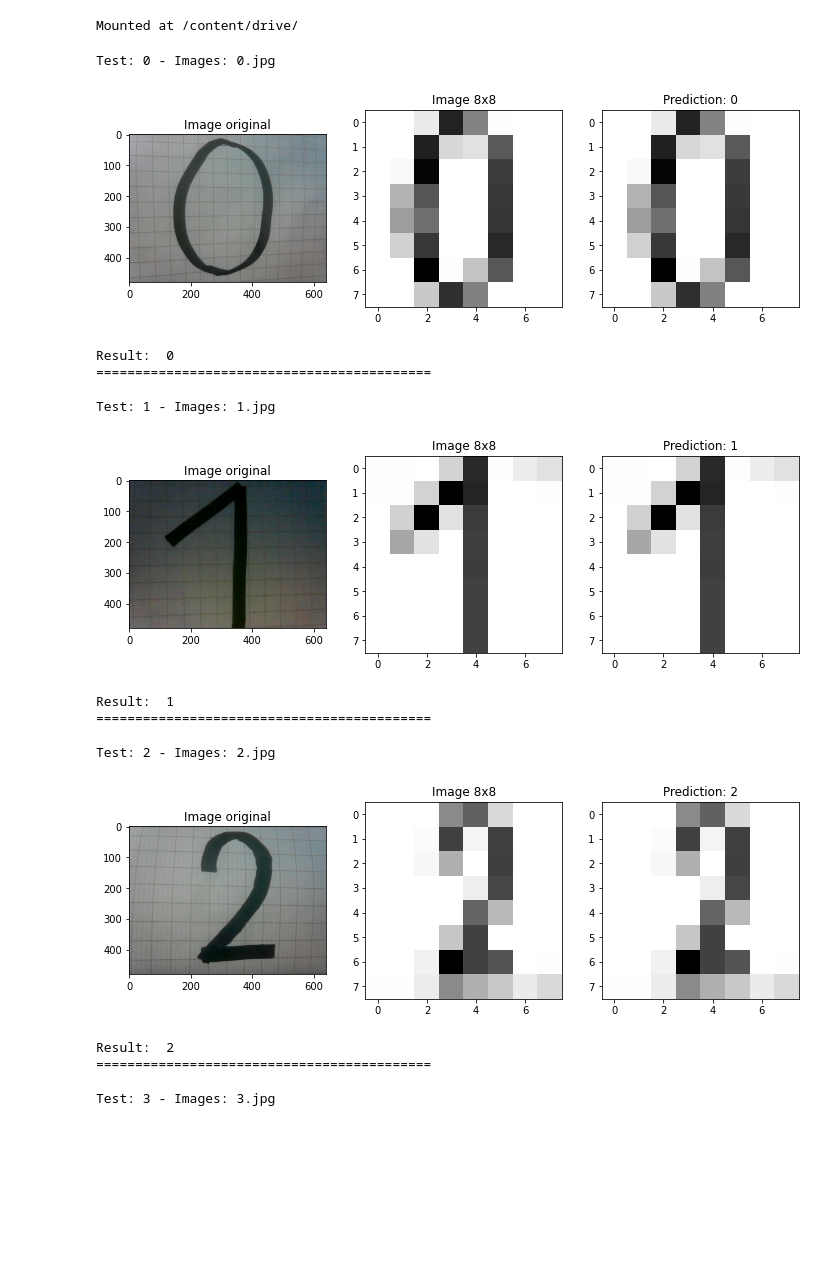
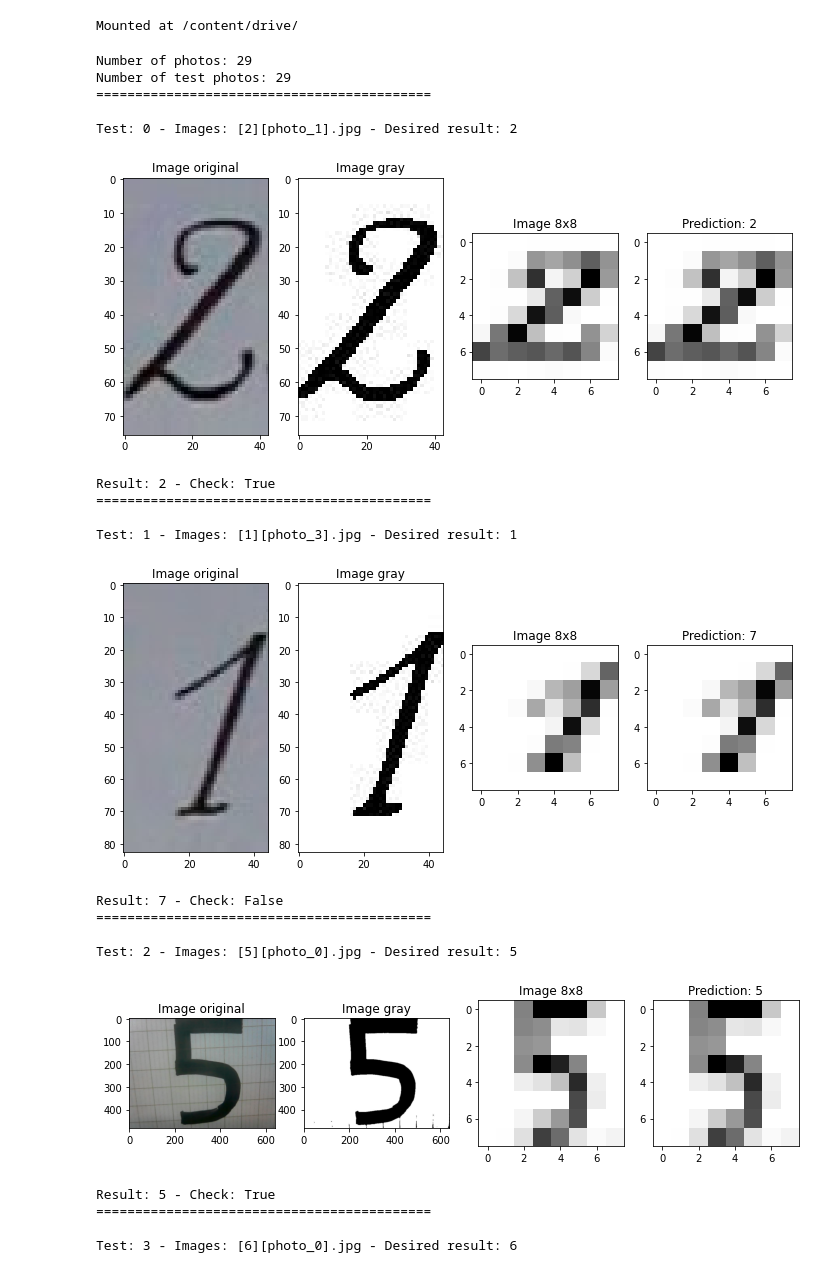
Before and after one commit to caohungphu/CS114.L21, a Jupyter notebook: Colab/Recognizing_hand_written_digits.ipynb, the cells around one changed output. Cells and saved outputs as stored; diff of their text form; code cells hidden in the pictures; blank space fills up the shorter version.

```diff
--- a/Colab/Recognizing_hand_written_digits.ipynb
+++ b/Colab/Recognizing_hand_written_digits.ipynb
@@ -306,6 +343,7 @@ import numpy as np
 import matplotlib.pyplot as plt
 from PIL import Image, ImageOps
 import os
+import random
 
 def getBlackWhiteImageTest(input, output):
     image = cv2.imread(input)
@@ -321,59 +359,84 @@ def convertWhiteBlackImageTest(input, output):
     image_result.save(output)
     return
 
-def getResultTest(input, input_original):
+def getResultTest(input, input_original, desired):
+    check = False
     image_original = cv2.imread(input_original)
     image = cv2.imread(input, cv2.IMREAD_GRAYSCALE)
     image_8_8 = cv2.resize(image, (8, 8), interpolation = cv2.INTER_AREA)
     image_8_8 = image_8_8 / np.max(image_8_8)
     image_predict = image_8_8.reshape(1, 64)
     plt.figure(figsize=(12, 12))
-    plt.subplot(1, 3, 1)
+    plt.subplot(1, 4, 1)
     plt.imshow(image_original, cmap=plt.cm.binary)
     plt.title("Image original")
-    plt.subplot(1, 3, 2)
+    plt.subplot(1, 4, 2)
+    plt.imshow(image, cmap=plt.cm.binary)
+    plt.title("Image gray")
+    plt.subplot(1, 4, 3)
     plt.imshow(image_8_8, cmap=plt.cm.binary)
     plt.title("Image 8x8")
     result = clf.predict(image_predict)[0]
-    plt.subplot(1, 3, 3)
+    plt.subplot(1, 4, 4)
     plt.imshow(image_8_8, cmap=plt.cm.binary)
     plt.title(f"Prediction: {result}")
     plt.show()
-    print("Result: ", result)
+    if str(result) == str(desired):
+      check = True
+    print("Result:", result,"- Check:", check)
     print("===========================================\n")
+    return check
 
+n_test = 29
 dir_test_folder = "/content/drive/MyDrive/Colab Notebooks/CS114.L21/Images/Handwritten-digits/"
 
 file_images = os.listdir(dir_test_folder)
-file_images.sort()
+file_images_test = random.sample(file_images, n_test)
 
-i = 0
+print("Number of photos:", len(file_images))
+print("Number of test photos:", len(file_images_test))
+print("===========================================\n")
 
-for file_image in file_images:
-    print("Test:",i,"- Images:",file_image)
-    i += 1
-    file_image = dir_test_folder + file_image
+total_test = len(file_images_test)
+true_test = 0
+
+for i, file_image in enumerate(file_images_test):
+    print("Test:",i,"- Images:",file_image,"- Desired result:", file_image[1])
+    dir_file_image = dir_test_folder + file_image
     image_text_black = "temp_b.jpg"
     image_text_white = "temp_w.jpg"
-    getBlackWhiteImageTest(file_image, image_text_black)
+    getBlackWhiteImageTest(dir_file_image, image_text_black)
     convertWhiteBlackImageTest(image_text_black, image_text_white)
-    getResultTest(image_text_white, file_image)
+    result = getResultTest(image_text_white, dir_file_image, file_image[1])
+    if result:
+        true_test += 1
     os.remove(image_text_black)
     os.remove(image_text_white)
+
+print("Total tests:", total_test)
+print("True tests:", true_test)
+print("False tests", total_test - true_test)
+print("===================================")
+accuracy = round((true_test / total_test) * 100, 2)
+print("Accuracy: {:.2f}".format(accuracy))
 # %% [output]
-Test: 0 - Images: 0.jpg
+Number of photos: 29
+Number of test photos: 29
+===========================================
+
+Test: 0 - Images: [2][photo_1].jpg - Desired result: 2
-[figure, old version]
+[figure, new version]
-Result:  0
+Result: 2 - Check: True
 ===========================================
 
-Test: 1 - Images: 1.jpg
+Test: 1 - Images: [1][photo_3].jpg - Desired result: 1
-[figure, old version]
+[figure, new version]
-Result:  1
+Result: 7 - Check: False
 ===========================================
 
-Test: 2 - Images: 2.jpg
+Test: 2 - Images: [5][photo_0].jpg - Desired result: 5
-[figure, old version]
+[figure, new version]
-Result:  2
+Result: 5 - Check: True
 ===========================================
 
-Test: 3 - Images: 3.jpg
+Test: 3 - Images: [6][photo_0].jpg - Desired result: 6
```
Also changed, not shown: parts of 10 cells of this notebook.
